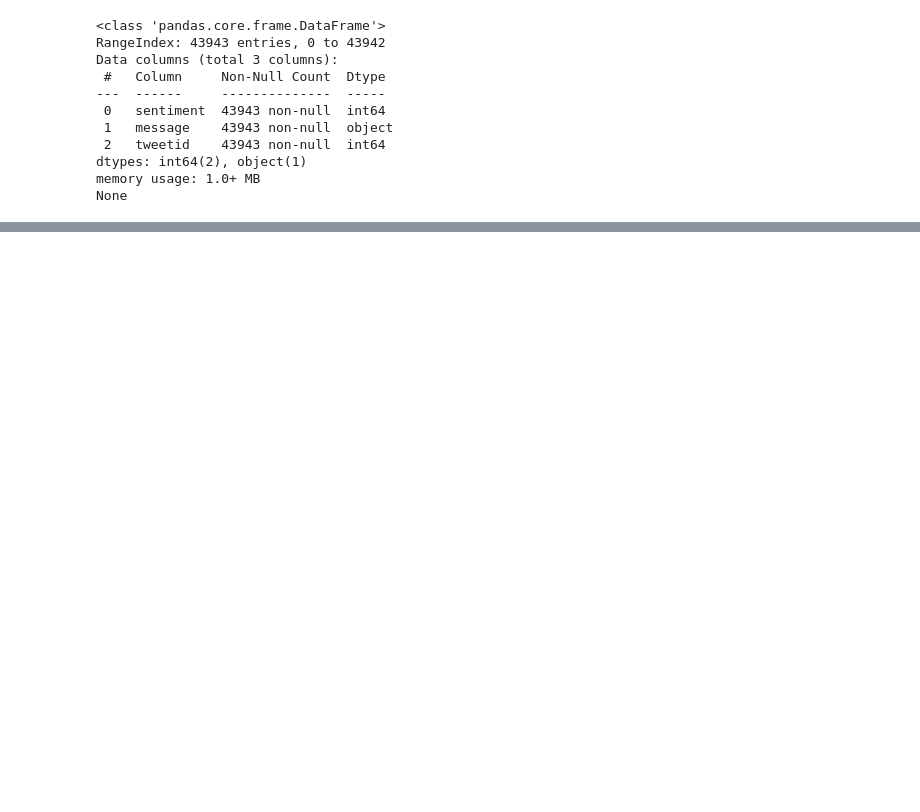
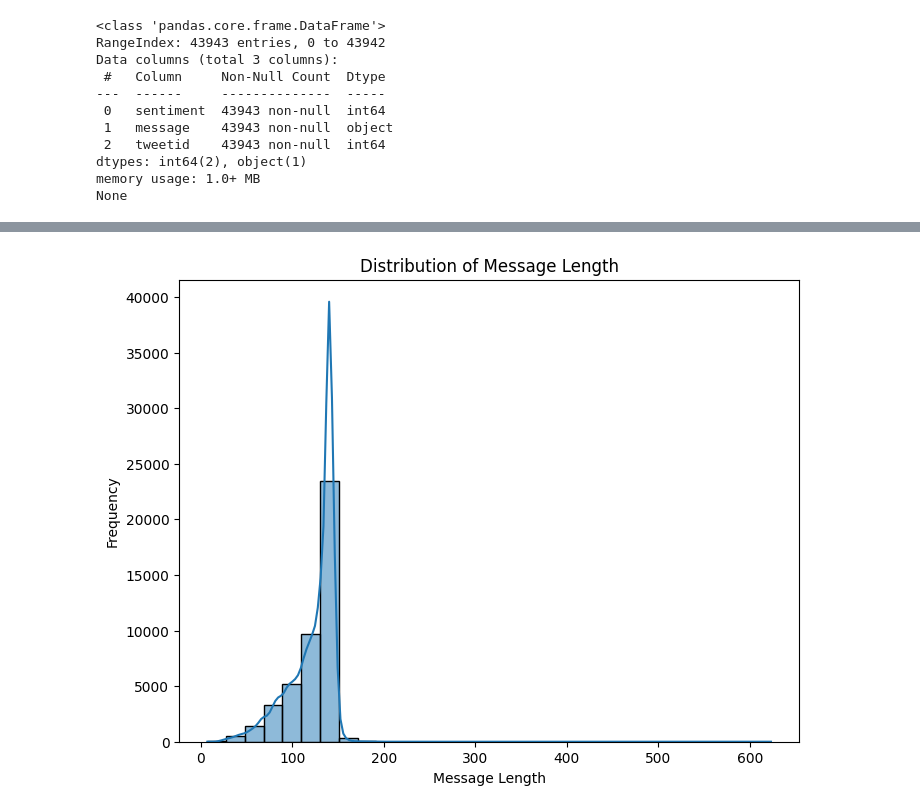
Before and after one commit to GOUTHAMVE04/Analyzing-Public-Opinion-on-Climate-Change-using-Twitter-Data, a Jupyter notebook: GreenAiSkill.ipynb, the cells around one changed output, grey strips where cells are left out. Cells and saved outputs as stored; diff of their text form; code cells hidden in the pictures; blank space fills up the shorter version.

```diff
--- a/GreenAiSkill.ipynb
+++ b/GreenAiSkill.ipynb
@@ -174,0 +78,10 @@ Week 2:Ends
+# %%
+# Univariate analysis for numerical feature
+plt.figure(figsize=(8,6))
+sns.histplot(df['message_length'], bins=30, kde=True)
+plt.title('Distribution of Message Length')
+plt.xlabel('Message Length')
+plt.ylabel('Frequency')
+plt.show()
+# %% [output]
+[figure, added]
```
Also changed, not shown: parts of 40 cells of this notebook, 1 other file.
